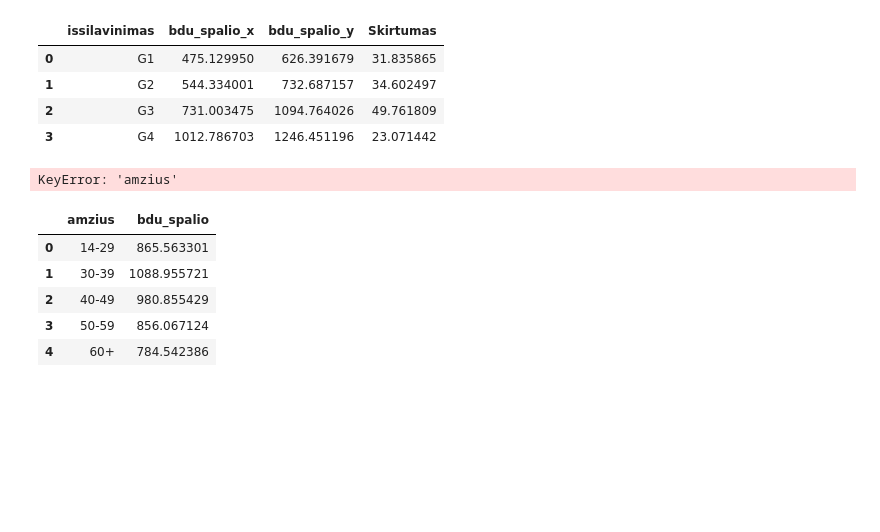
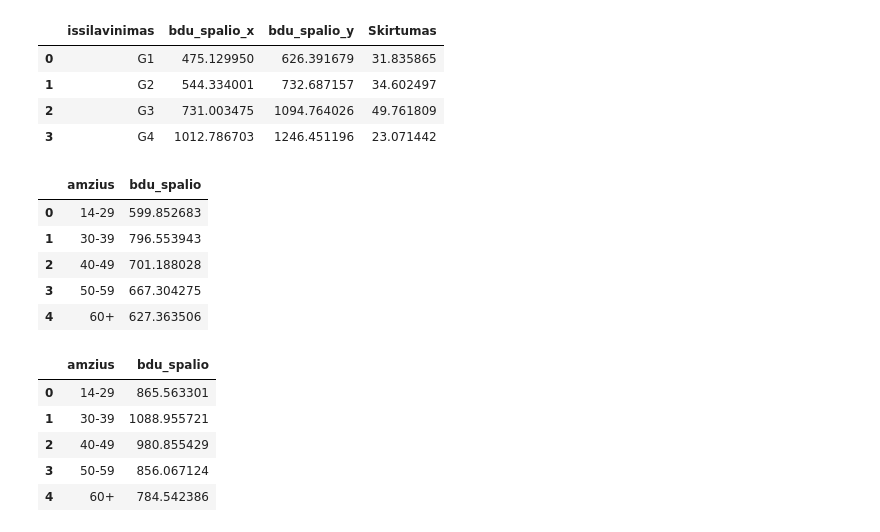
Before and after one commit to Sarunaskaz/JupiterNoteBooks, a Jupyter notebook: 20_.ipynb, the cells around one changed output. Drawn from its saved outputs; the diff is of its cells as text; code cells hidden in the pictures; blank space fills up the shorter version.

```diff
--- a/20_.ipynb
+++ b/20_.ipynb
@@ -232,14 +243,13 @@ sujungta.head().reset_index()
 # %%
 dust14_small_amzius = dust14[['bdu_spalio','amzius']].groupby(by='amzius').mean(numeric_only=True).sort_values(by='bdu_spalio').sort_values(by='amzius') / 3.45
-# dust14_small_amzius.head(6).reset_index()
-
-def amziausGr(grAmzius):
-    rezGr = pd.merge(pd.merge(left= grAmzius, right= grAmzius, left_on='amzius', right_on='amzius', how='left'))
-    return rezGr
-
-dust14_small_amzius['NaujosGr'] = dust14_small_amzius['amzius'].apply(amziausGr)
+dust14_small_amzius.head(6).reset_index()
 # %% [output]
-KeyError: 'amzius'
+|  | amzius | bdu_spalio |
+| 0 | 14-29 | 599.852683 |
+| 1 | 30-39 | 796.553943 |
+| 2 | 40-49 | 701.188028 |
+| 3 | 50-59 | 667.304275 |
+| 4 | 60+ | 627.363506 |
 # %%
 dust18_small_amzius = dust18[['bdu_spalio','amzius']].groupby(by='amzius').mean(numeric_only=True).sort_values(by='bdu_spalio').sort_values(by='amzius')
 dust18_small_amzius.head(6).reset_index()
```
Also changed, not shown: parts of 5 cells of this notebook.
